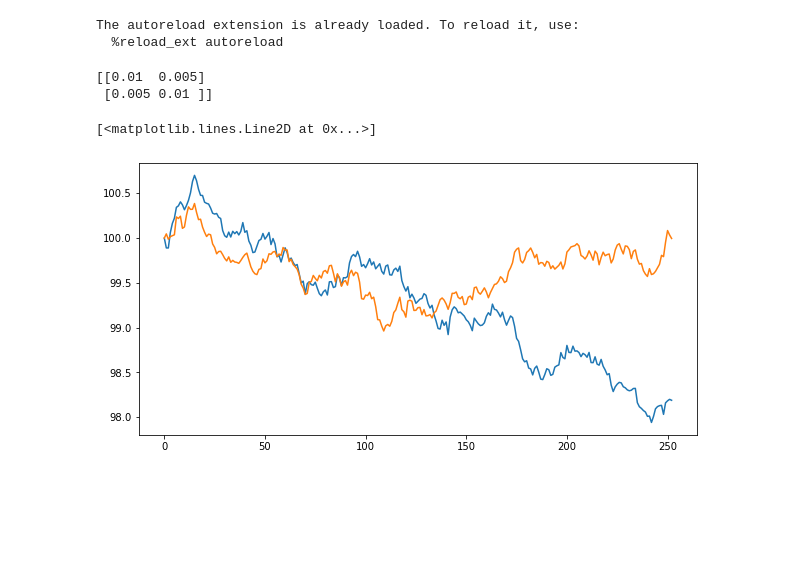
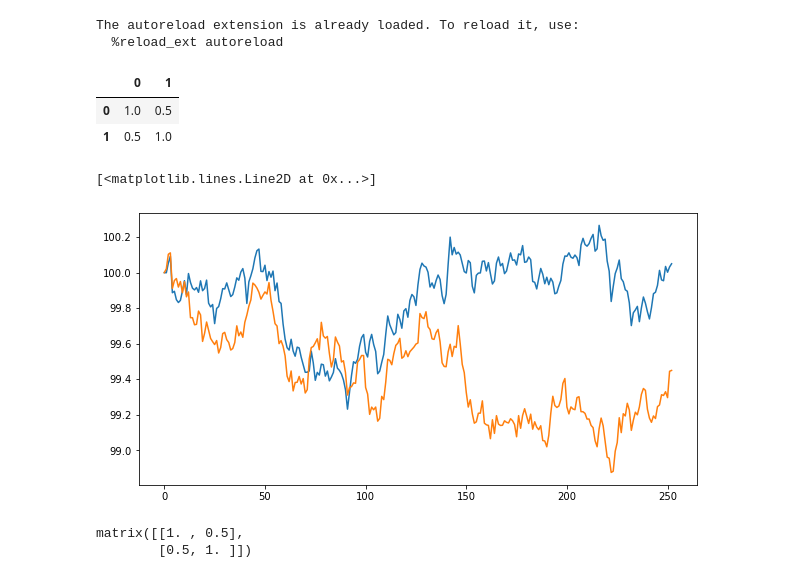
Before and after one commit to bbcho/risktools-dev, a Jupyter notebook: notebooks/testing.ipynb, the cells around one changed output. Drawn from its saved outputs; the diff is of its cells as text; code cells hidden in the pictures; blank space fills up the shorter version.

```diff
--- a/notebooks/testing.ipynb
+++ b/notebooks/testing.ipynb
@@ -19,15 +19,26 @@ up["eia"] = os.getenv("EIA")
 up["quandl"] = os.getenv("QUANDL")
 up["m*"]["pass"] = os.getenv("MS_PASS")
 up["m*"]["user"] = os.getenv("MS_USER")
+# %%
+cor = pd.DataFrame([[1,.5],[.5,1]])
+# %%
+cor
+# %% [output]
+|  | 0 | 1 |
+| 0 | 1.0 | 0.5 |
+| 1 | 0.5 | 1.0 |
 # %%
-sim = rt.simGBM_MV(s0=[100,100], r=0.0, sigma=[0.1,0.1], T=1, dt=1/252, cor=[[1,0.5],[0.5,1]], sims=100)
+sim = rt.simGBM_MV(s0=[100,100], r=0.0, sigma=[0.1,0.1], T=1, dt=1/252, cor=cor, sims=100)
 
 fig, ax = plt.subplots(1,1,figsize=(10,5))
 
 ax.plot(sim[:,9,0], label="Asset 1")
 ax.plot(sim[:,9,1], label="Asset 2")
 # %% [output]
-[[0.01  0.005]
- [0.005 0.01 ]]
+[<matplotlib.lines.Line2D at 0x...>]
-[<matplotlib.lines.Line2D at 0x...>]
-[figure, old version]
+[figure, new version]
+# %%
+np.matrix(cor)
+# %% [output]
+matrix([[1. , 0.5],
+        [0.5, 1. ]])
```
Also changed, not shown: 1 other file.
